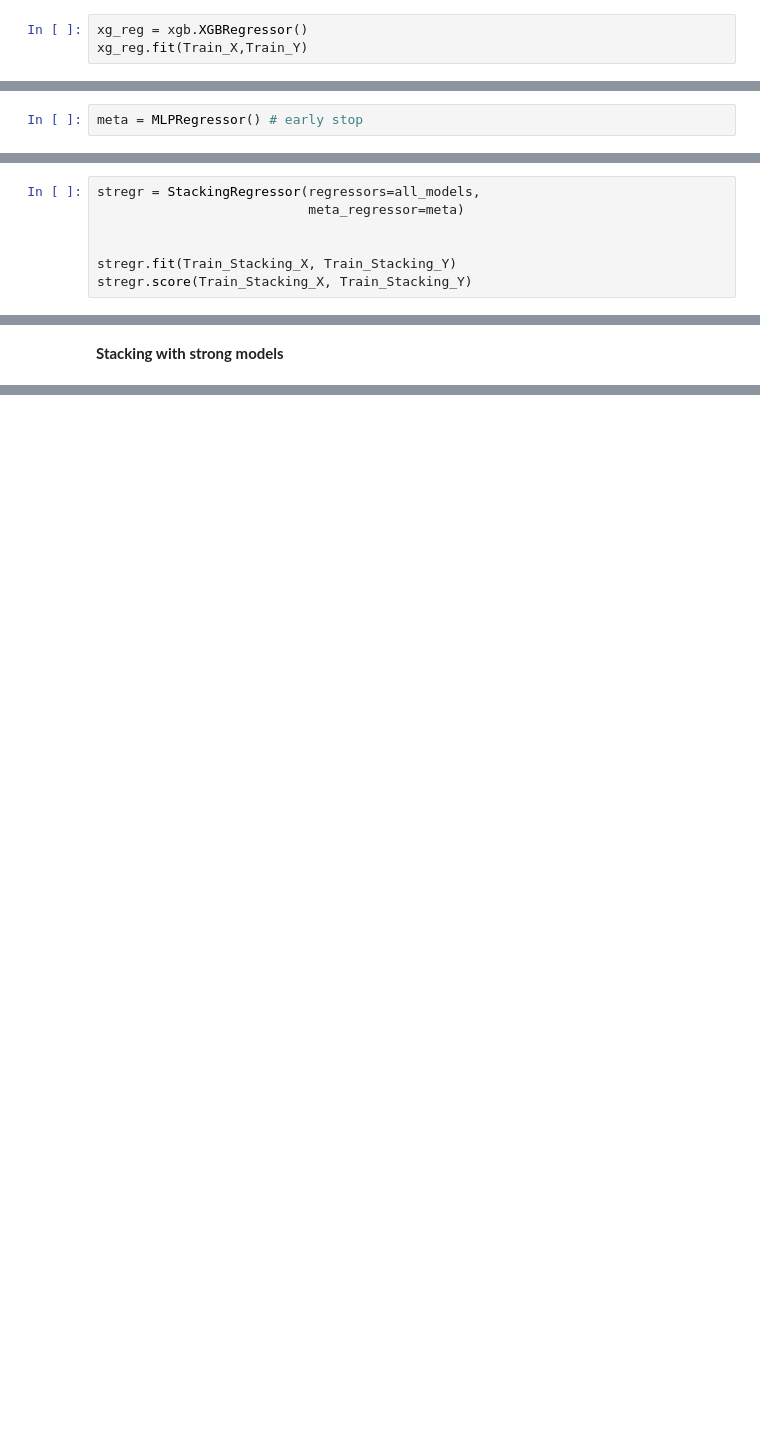
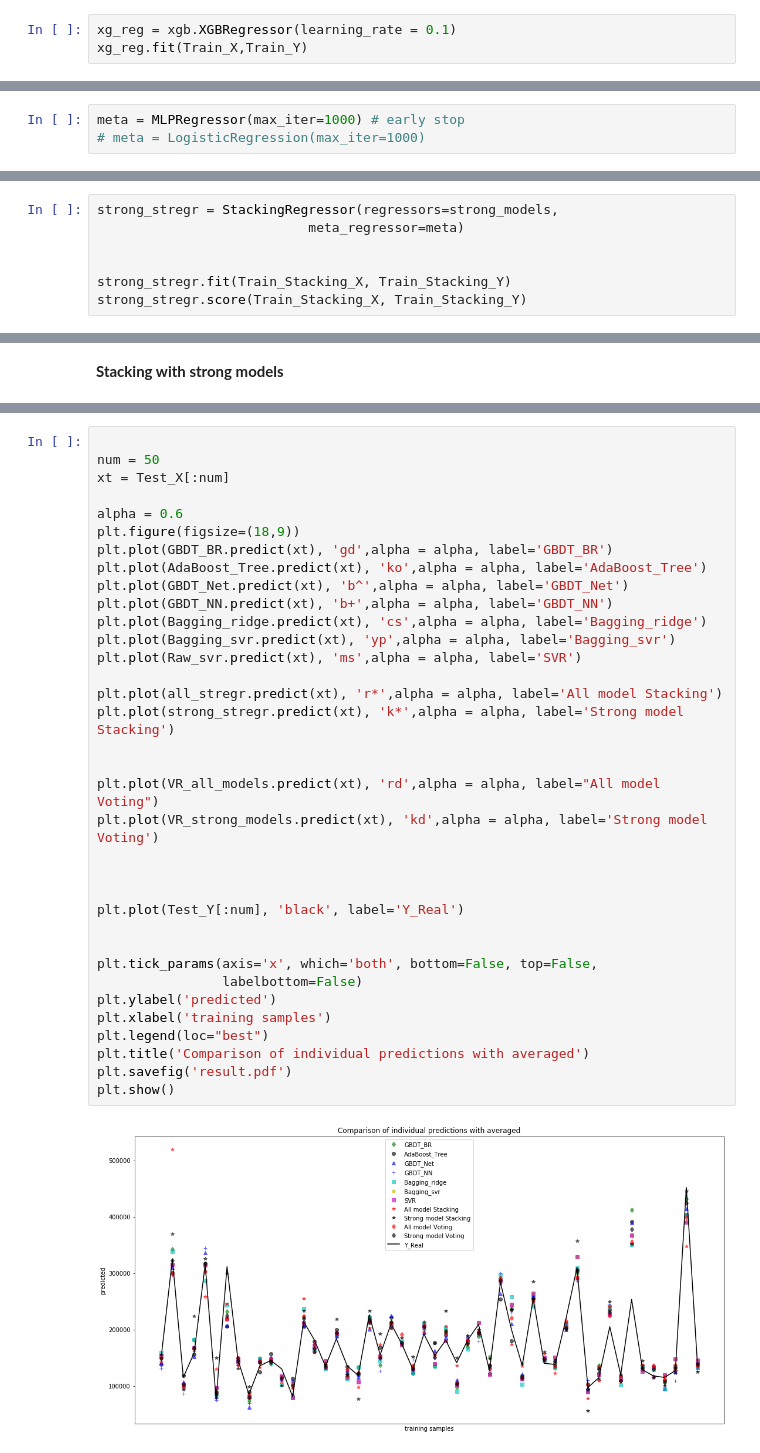
Before and after one commit to peteryph/Kaggle-House-price-dataset-analysis, a Jupyter notebook: Housing Price.ipynb, the cells around one changed output, grey strips where cells are left out. Saved outputs shown, nothing was run; the diff lists cells and outputs as text; blank space fills up the shorter version.

Commit message:
Finishing working on ensemble learning, need to find out why they are not working effective

```diff
--- a/Housing Price.ipynb
+++ b/Housing Price.ipynb
@@ -988,6 +786,6 @@ xg_reg = xgb.XGBRegressor(objective ='reg:linear',
                           alpha = 3,
                           n_estimators = 10)
 # %%
-xg_reg = xgb.XGBRegressor()
+xg_reg = xgb.XGBRegressor(learning_rate = 0.1)
 xg_reg.fit(Train_X,Train_Y)
 # %% [output]
@@ -1193,4 +1085,5 @@ VR_weak_models.score(Test_X, Test_Y)
 # %% [markdown]
 ### **Ensemble Learning - Stacking**
 # %%
-meta = MLPRegressor() # early stop
+meta = MLPRegressor(max_iter=1000) # early stop
+# meta = LogisticRegression(max_iter=1000)
@@ -1197,7 +1092,7 @@ meta = MLPRegressor() # early stop
 # %%
-stregr = StackingRegressor(regressors=all_models,
+strong_stregr = StackingRegressor(regressors=strong_models,
                            meta_regressor=meta)
 
 
-stregr.fit(Train_Stacking_X, Train_Stacking_Y)
-stregr.score(Train_Stacking_X, Train_Stacking_Y)
+strong_stregr.fit(Train_Stacking_X, Train_Stacking_Y)
+strong_stregr.score(Train_Stacking_X, Train_Stacking_Y)
@@ -1261,0 +1152,37 @@ GBDT - 回歸問題 效果較優?
+# %%
+
+num = 50
+xt = Test_X[:num]
+
+alpha = 0.6
+plt.figure(figsize=(18,9))
+plt.plot(GBDT_BR.predict(xt), 'gd',alpha = alpha, label='GBDT_BR')
+plt.plot(AdaBoost_Tree.predict(xt), 'ko',alpha = alpha, label='AdaBoost_Tree')
+plt.plot(GBDT_Net.predict(xt), 'b^',alpha = alpha, label='GBDT_Net')
+plt.plot(GBDT_NN.predict(xt), 'b+',alpha = alpha, label='GBDT_NN')
+plt.plot(Bagging_ridge.predict(xt), 'cs',alpha = alpha, label='Bagging_ridge')
+plt.plot(Bagging_svr.predict(xt), 'yp',alpha = alpha, label='Bagging_svr')
+plt.plot(Raw_svr.predict(xt), 'ms',alpha = alpha, label='SVR')
+
+plt.plot(all_stregr.predict(xt), 'r*',alpha = alpha, label='All model Stacking')
+plt.plot(strong_stregr.predict(xt), 'k*',alpha = alpha, label='Strong model Stacking')
+
+
+plt.plot(VR_all_models.predict(xt), 'rd',alpha = alpha, label="All model Voting")
+plt.plot(VR_strong_models.predict(xt), 'kd',alpha = alpha, label='Strong model Voting')
+
+
+
+plt.plot(Test_Y[:num], 'black', label='Y_Real')
+
+
+plt.tick_params(axis='x', which='both', bottom=False, top=False,
+                labelbottom=False)
+plt.ylabel('predicted')
+plt.xlabel('training samples')
+plt.legend(loc="best")
+plt.title('Comparison of individual predictions with averaged')
+plt.savefig('result.pdf')
+plt.show()
+# %% [output]
+[figure, added]
```
Also changed, not shown: parts of 118 cells of this notebook.
